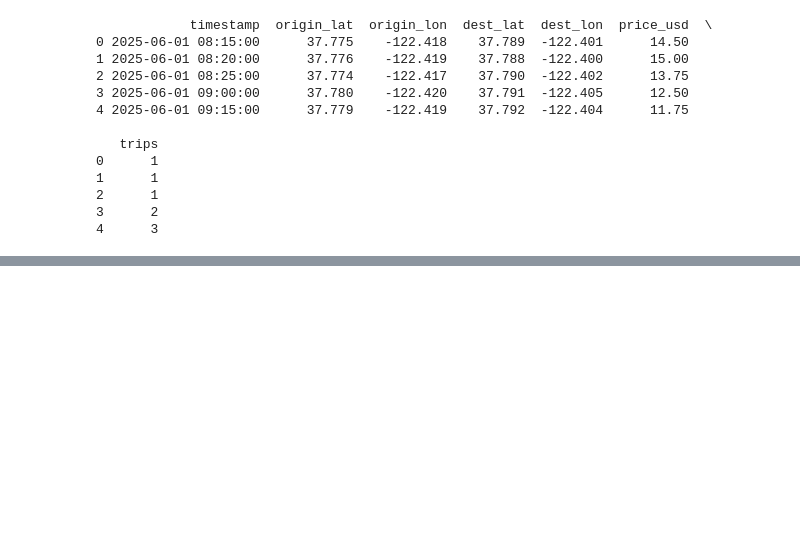
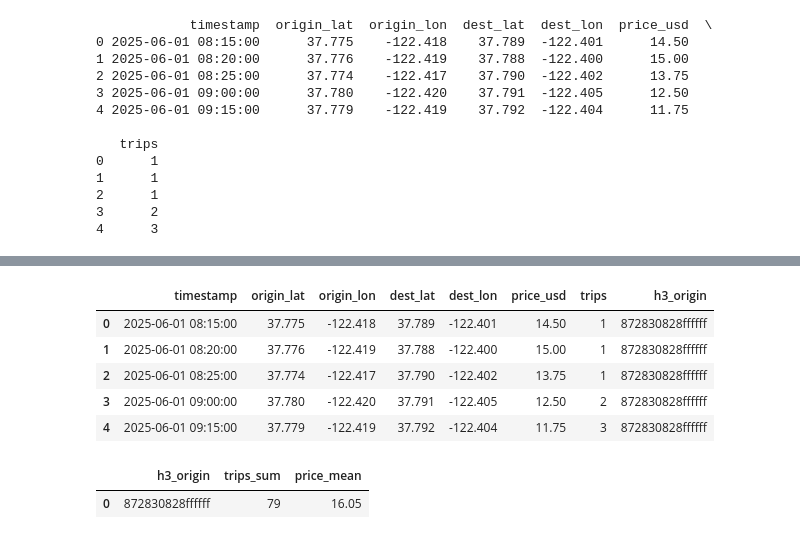
Before and after one commit to avamarinos/Uber_Internship_2025, a Jupyter notebook: Week_1/week1_exploration.ipynb, the cells around one changed output, grey strips where cells are left out. Cells and saved outputs as stored; diff of their text form; code cells hidden in the pictures; blank space fills up the shorter version.

```diff
--- a/Week_1/week1_exploration.ipynb
+++ b/Week_1/week1_exploration.ipynb
@@ -69,0 +63,23 @@ note: This error originates from a subprocess, and is likely not a problem with
+# %%
+# creates new column in dataframe containing H3 index for each row's lat and lon
+df['h3_origin'] = df.apply(
+    lambda row: h3.latlng_to_cell(row['origin_lat'], row['origin_lon'], H3_RES),
+    axis= 1
+)
+display(df.head())
+
+# groups each h3 cell by their respective trips and prices
+agg = df.groupby('h3_origin').agg(
+    trips_sum=('trips', 'sum'),
+    price_mean=('price_usd', 'mean')
+).reset_index()
+display(agg.head())
+# %% [output]
+|  | timestamp | origin_lat | origin_lon | dest_lat | dest_lon | price_usd | trips | h3_origin |
+| 0 | 2025-06-01 08:15:00 | 37.775 | -122.418 | 37.789 | -122.401 | 14.50 | 1 | 872830828ffffff |
+| 1 | 2025-06-01 08:20:00 | 37.776 | -122.419 | 37.788 | -122.400 | 15.00 | 1 | 872830828ffffff |
+| 2 | 2025-06-01 08:25:00 | 37.774 | -122.417 | 37.790 | -122.402 | 13.75 | 1 | 872830828ffffff |
+| 3 | 2025-06-01 09:00:00 | 37.780 | -122.420 | 37.791 | -122.405 | 12.50 | 2 | 872830828ffffff |
+| 4 | 2025-06-01 09:15:00 | 37.779 | -122.419 | 37.792 | -122.404 | 11.75 | 3 | 872830828ffffff |
+|  | h3_origin | trips_sum | price_mean |
+| 0 | 872830828ffffff | 79 | 16.05 |
```
Also changed, not shown: parts of 9 cells of this notebook, 7 other files.
